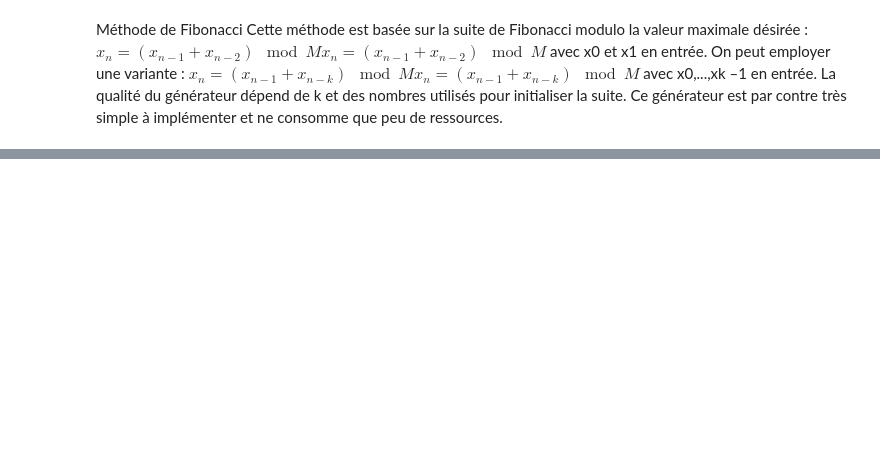
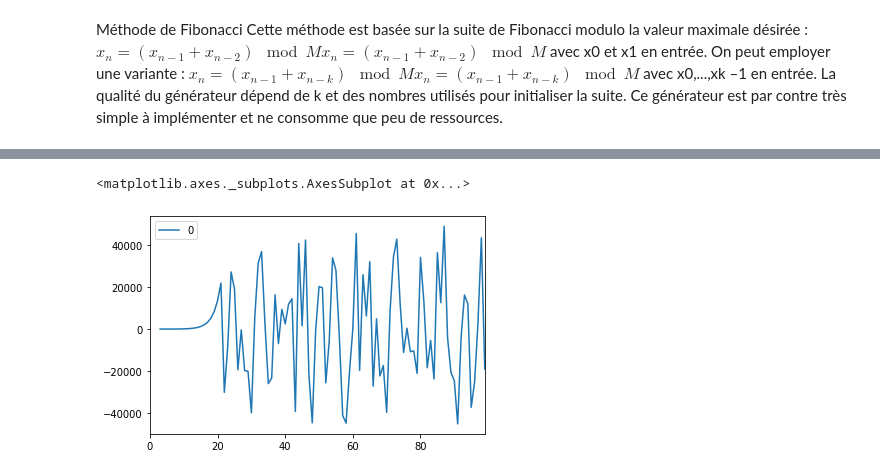
Before and after one commit to GregoryLagasse/random, a Jupyter notebook: jupyter/random.ipynb, the cells around one changed output, grey strips where cells are left out. Cells and saved outputs as stored; diff of their text form; code cells hidden in the pictures; blank space fills up the shorter version.

```diff
--- a/jupyter/random.ipynb
+++ b/jupyter/random.ipynb
@@ -31,0 +82,6 @@ class generator_fibonacci():
+# %%
+differenced = pd.DataFrame(X).diff(3)
+differenced.plot()
+# %% [output]
+<matplotlib.axes._subplots.AxesSubplot at 0x...>
+[figure, added]
```
Also changed, not shown: parts of 21 cells of this notebook.
